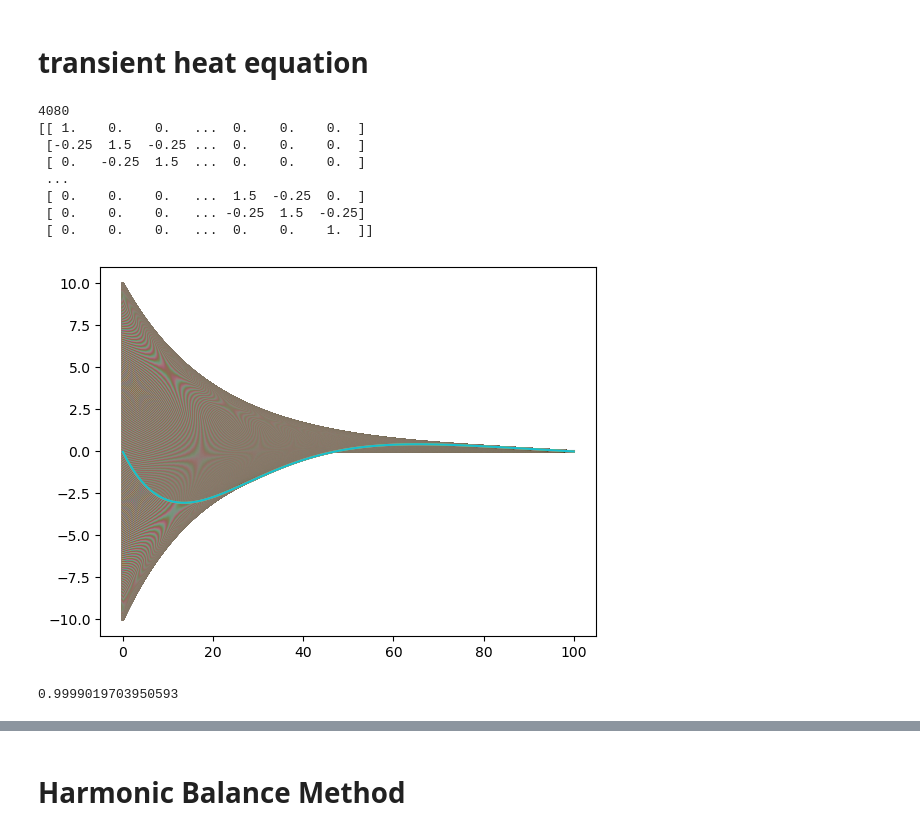
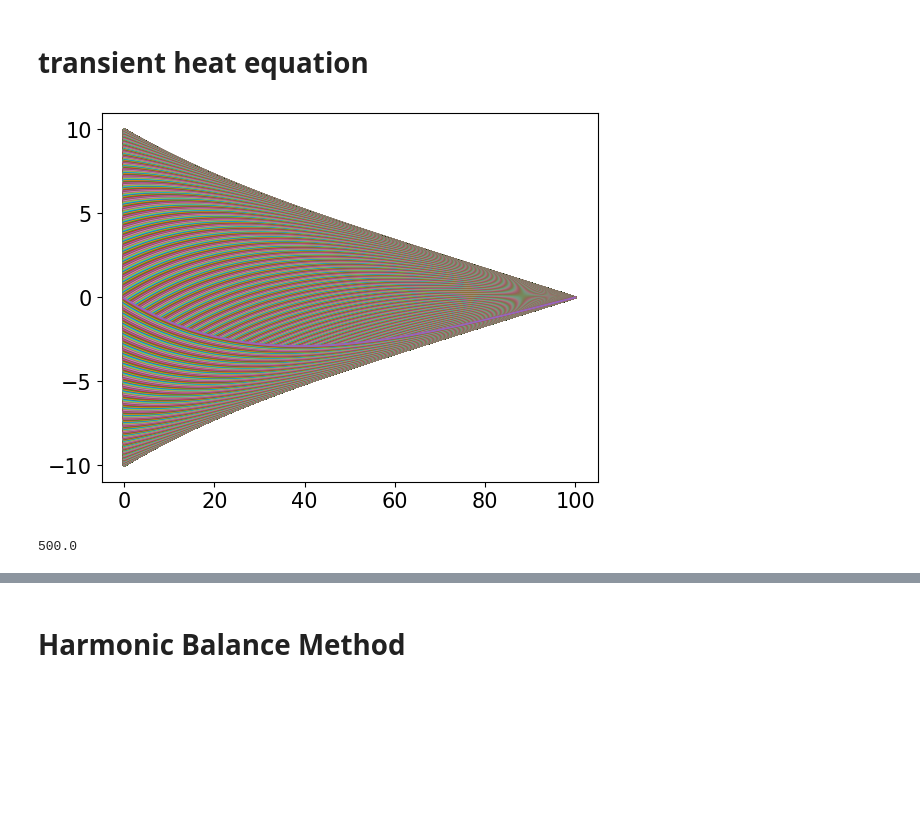
Before and after one commit to gabersyd/PyDBD, a Jupyter notebook: harmonicBalanceTest/HB2.ipynb, the cells around one changed output, grey strips where cells are left out. Drawn from its saved outputs; the diff is of its cells as text; code cells hidden in the pictures; blank space fills up the shorter version.

```diff
--- a/harmonicBalanceTest/HB2.ipynb
+++ b/harmonicBalanceTest/HB2.ipynb
@@ -406,7 +405,7 @@ from scipy.sparse import diags
 from scipy.sparse import csr_matrix
 
 distance = 1 # meters
-frequency = 1 # hertz
+frequency = 0.1 # hertz
 omega = 2 * np.pi * frequency
 
 grid = 101 # cells total
@@ -415,44 +414,39 @@ amplitude = 10 # meters
 #matrices
 xvalueM = np.arange(grid)/grid
 dx = xvalueM[1]-xvalueM[0]
 diffusivity = 1e-1
-dt = 0.25 * (dx * dx) / diffusivity
+dt = 10* (dx * dx) / diffusivity
 r = dt * diffusivity / (dx * dx)
 
-timesteps = int(1/dt)
-print(timesteps)
+
+cycles = 50
+timesteps = int(cycles/frequency/dt)
+timesteps_cycle = int(1/dt)
 
 # initialization
 X = np.arange(grid) * dx
 T =  0*np.sin(2 * np.pi * X)
 
 
 T[-1] = 0
 
 
+storeArray = np.zeros((timesteps,grid),float)
 I = sparse.identity(grid, format='csr')
 difop = diffusionOperator (grid) * r
 operatorMat = I - difop
 operatorMat[0, 0] = 1
 operatorMat[-1, -1] = 1
 hello = operatorMat.todense()
-print(hello)
 
 for time in np.arange(timesteps):
     T[0] =  amplitude * np.sin(omega * time * dt )
     T[-1] = 0
     T = la.spsolve(operatorMat, T)
+    storeArray[time] = T
     plt.plot(T)
 plt.show()
 print(timesteps * dt)
 # %% [output]
+[figure, new version]
-4080
-[[ 1.    0.    0.   ...  0.    0.    0.  ]
- [-0.25  1.5  -0.25 ...  0.    0.    0.  ]
- [ 0.   -0.25  1.5  ...  0.    0.    0.  ]
- ...
- [ 0.    0.    0.   ...  1.5  -0.25  0.  ]
- [ 0.    0.    0.   ... -0.25  1.5  -0.25]
- [ 0.    0.    0.   ...  0.    0.    1.  ]]
+500.0
-[figure, old version]
-0.9999019703950593
```
Also changed, not shown: parts of 7 cells of this notebook.
